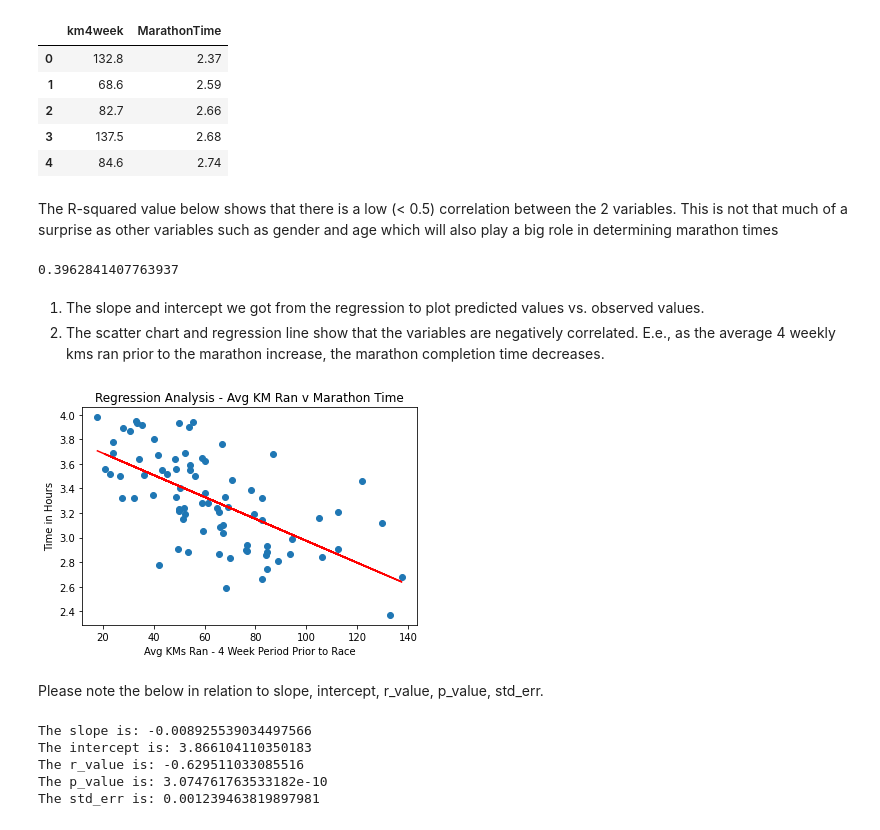
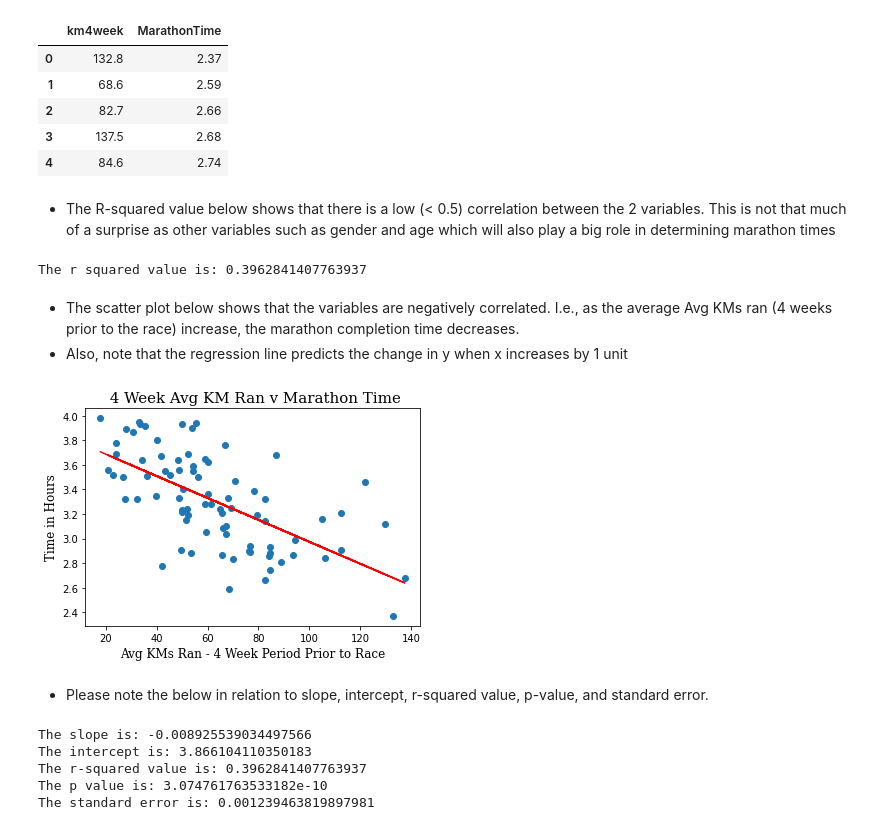
Before and after one commit to ConorDataHub/ML_Algorithm_Assignment, a Jupyter notebook: 1_LinearRegression.ipynb, the cells around one changed output. Drawn from its saved outputs; the diff is of its cells as text; code cells hidden in the pictures.

```diff
--- a/1_LinearRegression.ipynb
+++ b/1_LinearRegression.ipynb
@@ -52,42 +55,47 @@ marathonTime = dataset["MarathonTime"]                          # This assigns t
 
 slope, intercept, r_value, p_value, std_err = stats.linregress(averageKMs, marathonTime) # The stats.linregress functions takes 2 array parameters as x and y values and returns the slope, intercept etc.
 # %% [markdown]
-The R-squared value below shows that there is a low (< 0.5) correlation between the 2 variables. This is not that much of a surprise as other variables such as gender and age which will also play a big role in determining marathon times
+- The R-squared value below shows that there is a low (< 0.5) correlation between the 2 variables. This is not that much of a surprise as other variables such as gender and age which will also play a big role in determining marathon times
-# %%
-r_value ** 2
-# %% [output]
-0.3962841407763937
-# %% [markdown]
-1) The slope and intercept we got from the regression to plot predicted values vs. observed values.
-2) The scatter chart and regression line show that the variables are negatively correlated. E.e., as the average 4 weekly kms ran prior to the marathon increase, the marathon completion time decreases.
+# %%
+r_sqr = r_value ** 2
+print("The r squared value is: " + str(r_sqr))
+# %% [output]
+The r squared value is: 0.3962841407763937
+# %% [markdown]
+- The scatter plot below shows that the variables are negatively correlated. I.e., as the average Avg KMs ran (4 weeks prior to the race) increase, the marathon completion time decreases.
+- Also, note that the regression line predicts the change in y when x increases by 1 unit
 # %%
 import matplotlib.pyplot as plt
 
 def predict(x):
-    return slope * x + intercept        # This predict() function will accept an x value as a parameter and then return the y value (y = mx + b) in order to be able to fit the predicted regression line
+    return slope * x + intercept        # This predict() function will accept an x value as a parameter and then return the y value (y = mx + b)
+                                        # in order to obtain the predicted y value to fit the regression line
 
 fitLine = predict(averageKMs)           # The fitline variable is now assigned the y axis values of the predict() function
 
 plt.scatter(averageKMs, marathonTime)   # plt.scatter will map all the x,y values as data points on a scatter plot
 plt.plot(averageKMs, fitLine, c='r')    # this function now plots the line
 
-title("Regression Analysis - Avg KM Ran v Marathon Time")
-xlabel("Avg KMs Ran - 4 Week Period Prior to Race")
-ylabel("Time in Hours")
-plt.show()
+font1 = {'family':'serif','color':'black','size':15} # Font dictionary to change the standard title size, colour and font
+font2 = {'family':'serif','color':'black','size':12} # Font dictionary to change the standard x and y labels
+
+plt.title(" 4 Week Avg KM Ran v Marathon Time", fontdict = font1)               # Title of the scatter chart, second parameter is used to change the font
+plt.xlabel("Avg KMs Ran - 4 Week Period Prior to Race", fontdict = font2)       # Title of the x axis, second parameter is used to change the font
+plt.ylabel("Time in Hours", fontdict = font2)                                   # Title of the y axis, second parameter is used to change the font
+plt.show()                                                                      # Function to print the scatter chart
 # %% [output]
-[figure, old version]
+[figure, new version]
 # %% [markdown]
-Please note the below in relation to slope, intercept, r_value, p_value, std_err.
+- Please note the below in relation to slope, intercept, r-squared value, p-value, and standard error.
 # %%
-print("The slope is: " + str(slope))
-print("The intercept is: " + str(intercept)) # This is the y value when x = 0
-print("The r_value is: " + str(r_value))
-print("The p_value is: " + str(p_value)) # A low p value shows low probability of statistical error
-print("The std_err is: " + str(std_err)) # A low standard error value shows that the statistical accuracy is high
+print("The slope is: " + str(slope))                   # This is necessary for predicting the y value in the regression line, and is the "m" in the formula y = mx + b
+print("The intercept is: " + str(intercept))           # This is the y value when x = 0, and is the "b" in the formula y = mx + b
+print("The r-squared value is: " + str(r_sqr))
+print("The p value is: " + str(p_value))               # A low p value shows low probability of statistical error
+print("The standard error is: " + str(std_err))        # A low standard error value shows that the statistical accuracy is high
 # %% [output]
 The slope is: -0.008925539034497566
 The intercept is: 3.866104110350183
-The r_value is: -0.629511033085516
-The p_value is: 3.074761763533182e-10
-The std_err is: 0.001239463819897981
+The r-squared value is: 0.3962841407763937
+The p value is: 3.074761763533182e-10
+The standard error is: 0.001239463819897981
```
Also changed, not shown: parts of 5 cells of this notebook.
